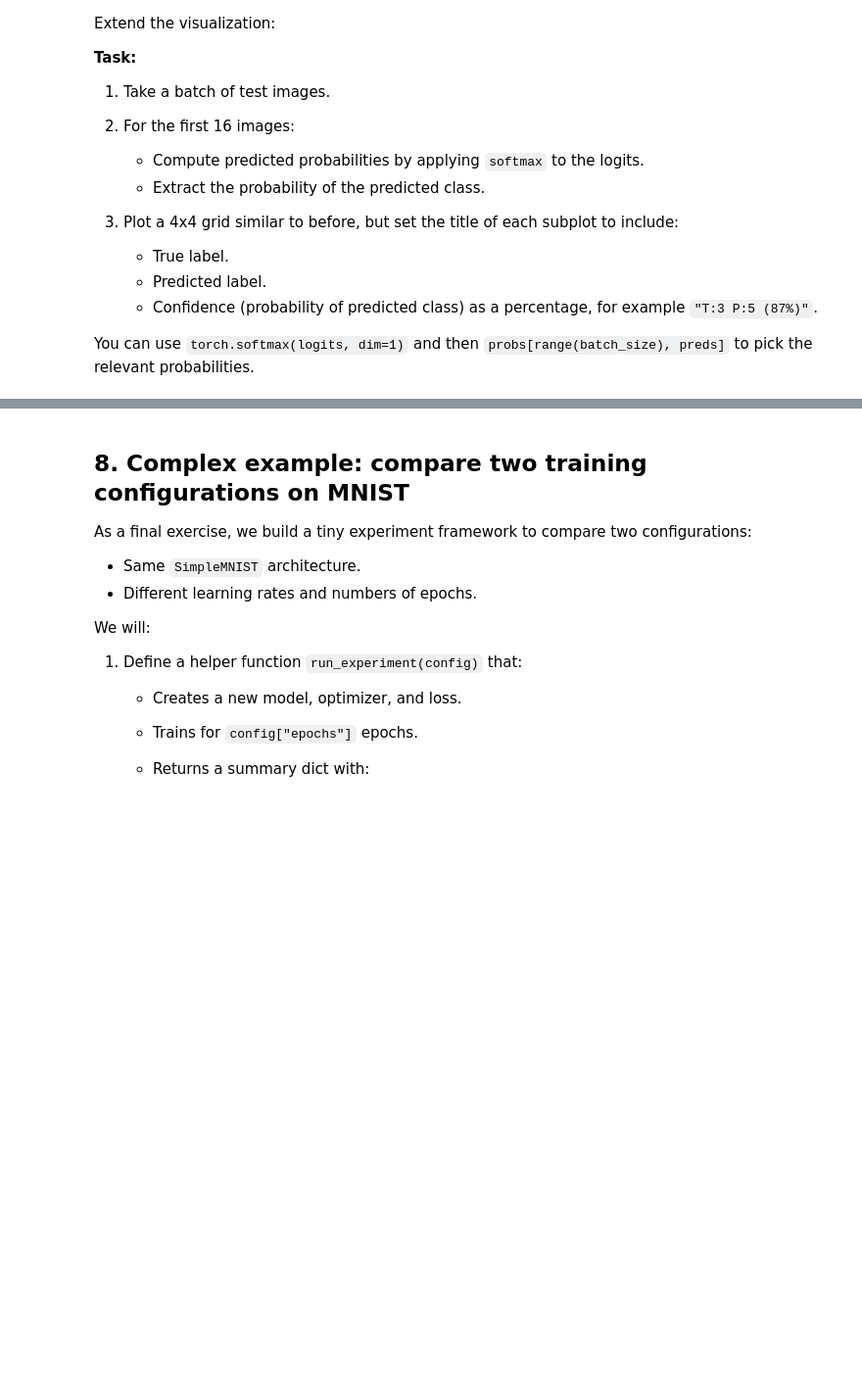
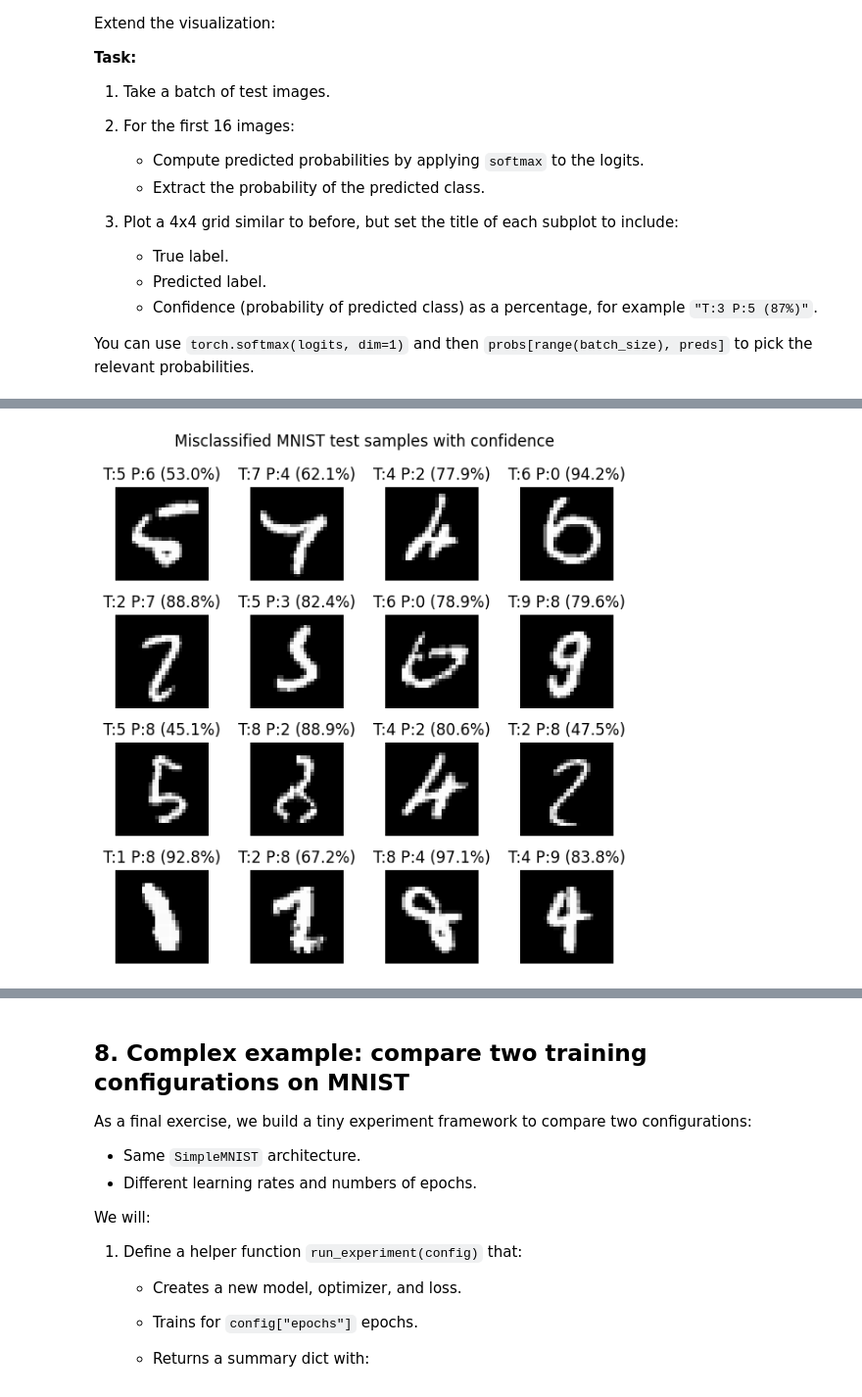
Before and after one commit to Artillence/python_advanced_course, a Jupyter notebook: day4_deep_learning_pytorch.ipynb, the cells around one changed output, grey strips where cells are left out. Shown: that part at 98% size. Drawn from its saved outputs; the diff is of its cells as text; code cells hidden in the pictures; blank space fills up the shorter version.

```diff
--- a/day4_deep_learning_pytorch.ipynb
+++ b/day4_deep_learning_pytorch.ipynb
@@ -1687,0 +1739,61 @@ plt.show()
+# %%
+# Find misclassified samples in the test set and plot a few of them
+
+loaded_model.eval()
+
+mis_images = []
+mis_true_labels = []
+mis_pred_labels = []
+mis_confidences = []
+
+with torch.no_grad():
+    for images, labels in test_loader:
+        images = images.to(device)
+        logits = loaded_model(images)
+        probs = torch.softmax(logits, dim=1)
+        preds = torch.argmax(probs, dim=1)
+
+        # Boolean mask: True where prediction != label
+        mismatch_mask = preds.cpu() != labels
+
+        if mismatch_mask.any():
+            mismatch_indices = torch.where(mismatch_mask)[0]
+
+            for idx in mismatch_indices:
+                img_cpu = images[idx].cpu()
+                true_label = labels[idx].item()
+                pred_label = preds[idx].item()
+                confidence = probs[idx, pred_label].item()
+
+                mis_images.append(img_cpu)
+                mis_true_labels.append(true_label)
+                mis_pred_labels.append(pred_label)
+                mis_confidences.append(confidence)
+
+        # Stop once we have at least 16 misclassified samples
+        if len(mis_images) >= 16:
+            break
+
+num_show = min(16, len(mis_images))
+
+if num_show == 0:
+    print("No misclassified samples found in the inspected part of the test set.")
+else:
+    plt.figure(figsize=(6, 6))
+    for i in range(num_show):
+        plt.subplot(4, 4, i + 1)
+        # Each img is shape (1, 28, 28)
+        plt.imshow(mis_images[i][0].numpy(), cmap="gray")
+
+        true_label = mis_true_labels[i]
+        pred_label = mis_pred_labels[i]
+        confidence = mis_confidences[i] * 100.0
+
+        plt.title(f"T:{true_label} P:{pred_label} ({confidence:.1f}%)")
+        plt.axis("off")
+
+    plt.suptitle("Misclassified MNIST test samples with confidence")
+    plt.tight_layout()
+    plt.show()
+# %% [output]
+[figure, added]
```
Also changed, not shown: parts of 33 cells of this notebook, 1 other file.
